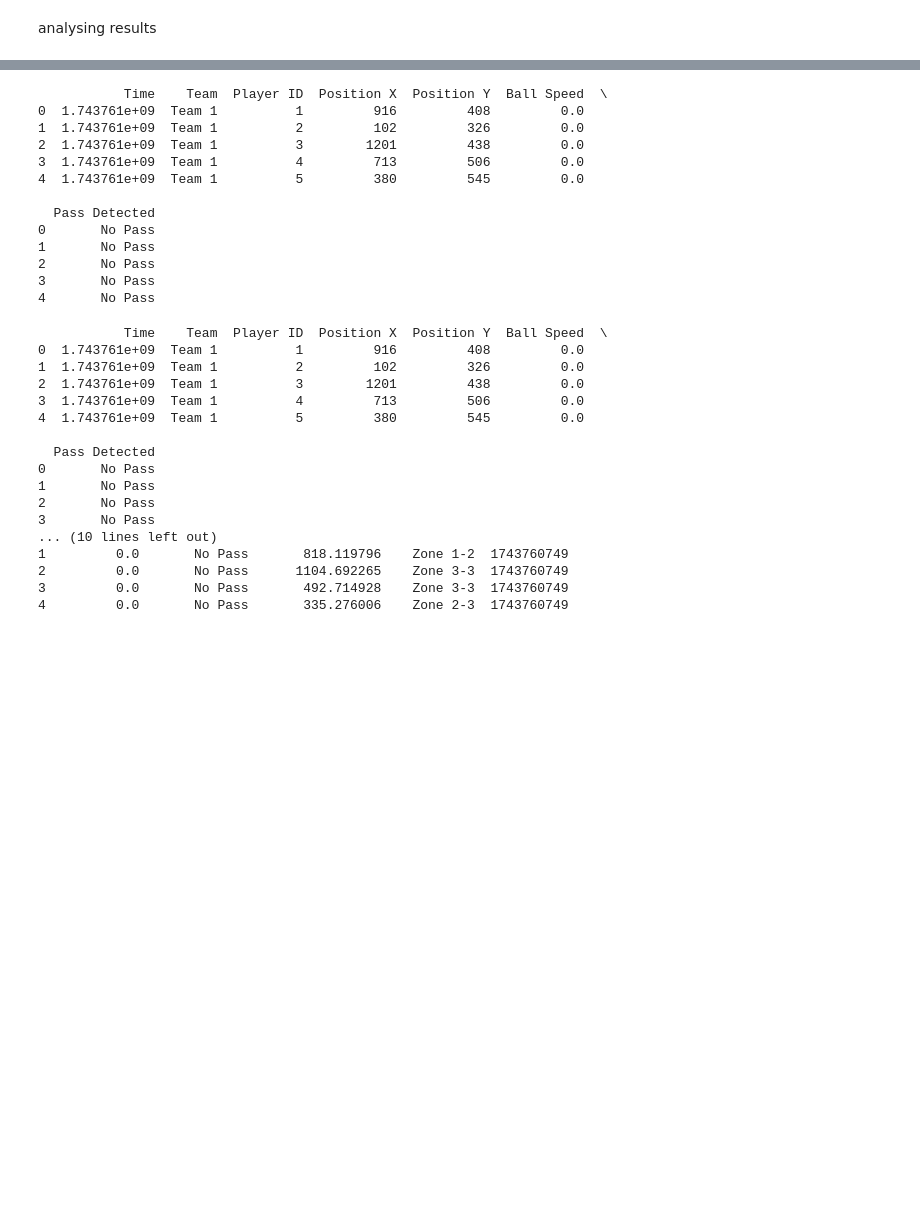
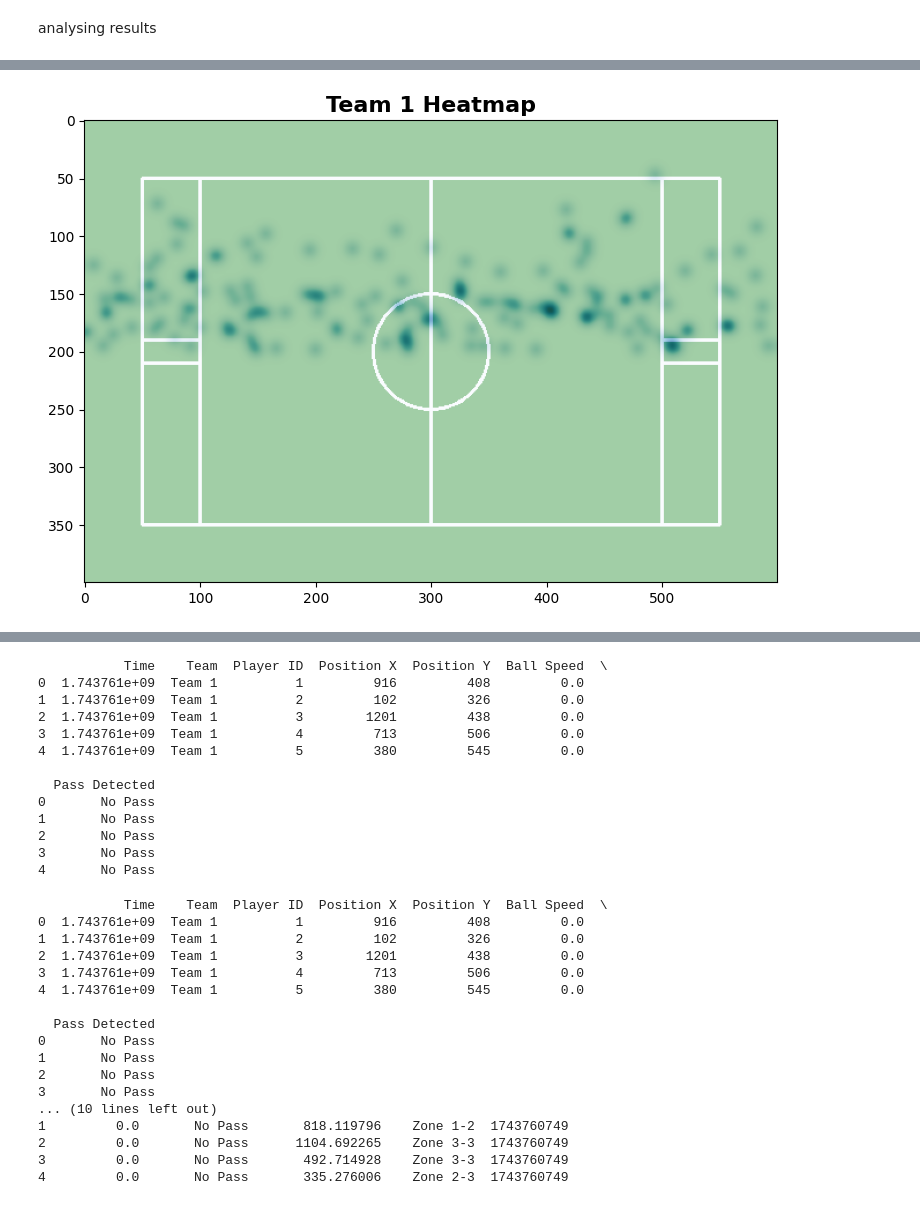
Before and after one commit to ZahraZellazi/TacTicSense_4DS9, a Jupyter notebook: TacticAnalysis.ipynb, the cells around one changed output, grey strips where cells are left out. Saved outputs shown, nothing was run; the diff lists cells and outputs as text; code cells hidden in the pictures; blank space fills up the shorter version.

```diff
--- a/TacticAnalysis.ipynb
+++ b/TacticAnalysis.ipynb
@@ -665,7 +545,6 @@ from ultralytics import YOLO
 
 # Configuration
 FRAME_SKIP = 90  # Process every 6th frame (higher = faster)
-model = YOLO('yolov8n.pt')  # Update model path
 team_colors = {
     "Team 1": (255, 0, 0),    # Blue (BGR)
     "Team 2": (0, 255, 255),  # Yellow (BGR)
@@ -677,13 +556,13 @@ pitch_size = (600, 400)
 tactical_pitch = np.zeros((pitch_size[1], pitch_size[0], 3), dtype=np.uint8)
 tactical_pitch[:] = (34, 139, 34)
 # Draw pitch markings (improve with center circle, goal boxes)
-cv2.rectangle(tactical_pitch, (50, 50), (pitch_size[0]-50, pitch_size[1]-50), (255,255,255), 2)  # Outer rectangle
-cv2.line(tactical_pitch, (pitch_size[0]//2, 50), (pitch_size[0]//2, pitch_size[1]-50), (255,255,255), 2)  # Center line
-cv2.circle(tactical_pitch, (pitch_size[0]//2, pitch_size[1]//2), 50, (255,255,255), 2)  # Center circle
-cv2.line(tactical_pitch, (100, 50), (100, pitch_size[1]-50), (255, 255, 255), 2)  # Left goal box
-cv2.line(tactical_pitch, (pitch_size[0]-100, 50), (pitch_size[0]-100, pitch_size[1]-50), (255, 255, 255), 2)  # Right goal box
-cv2.rectangle(tactical_pitch, (50, pitch_size[1]//2 - 10), (100, pitch_size[1]//2 + 10), (255, 255, 255), 2)  # Left goal
-cv2.rectangle(tactical_pitch, (pitch_size[0]-100, pitch_size[1]//2 - 10), (pitch_size[0]-50, pitch_size[1]//2 + 10), (255, 255, 255), 2)  # Right goal
+cv2.rectangle(tactical_pitch, (50, 50), (pitch_size[0]-50, pitch_size[1]-50), (255,255,255), 2)
+cv2.line(tactical_pitch, (pitch_size[0]//2, 50), (pitch_size[0]//2, pitch_size[1]-50), (255,255,255), 2)
+cv2.circle(tactical_pitch, (pitch_size[0]//2, pitch_size[1]//2), 50, (255,255,255), 2)
+cv2.line(tactical_pitch, (100, 50), (100, pitch_size[1]-50), (255, 255, 255), 2)
+cv2.line(tactical_pitch, (pitch_size[0]-100, 50), (pitch_size[0]-100, pitch_size[1]-50), (255, 255, 255), 2)
+cv2.rectangle(tactical_pitch, (50, pitch_size[1]//2 - 10), (100, pitch_size[1]//2 + 10), (255, 255, 255), 2)
+cv2.rectangle(tactical_pitch, (pitch_size[0]-100, pitch_size[1]//2 - 10), (pitch_size[0]-50, pitch_size[1]//2 + 10), (255, 255, 255), 2)
 
 # Video processing
 cap = cv2.VideoCapture(video_path)  # Update video path
@@ -730,13 +609,11 @@ while True:
 
             elif int(cls) == 32:  # Ball
                 ball_position = center
-                # Convert to tactical coordinates
                 tx = int((center[0]/frame.shape[1]) * pitch_size[0])
                 ty = int((center[1]/frame.shape[0]) * pitch_size[1])
                 ball_trajectory.append((tx, ty))
 
-                # Check if ball crosses goal line (simplified assumption)
-                if center[0] < 50 or center[0] > frame.shape[1] - 50:  # Goal line detection
+                if center[0] < 50 or center[0] > frame.shape[1] - 50:
                     ball_cross_goal_line = True
 
         # Possession calculation
@@ -751,18 +628,18 @@ while True:
             if closest_team:
                 possession[closest_team] += 1
 
-        # Pass detection (for simplicity, pass is detected if the ball moves between two teammates)
+        # Pass detection
         if len(frame_players) > 1 and ball_position:
             for i, (p1, team1) in enumerate(frame_players):
                 for j, (p2, team2) in enumerate(frame_players):
-                    if i != j and team1 == team2:  # Pass between same team players
+                    if i != j and team1 == team2:
                         dist = np.linalg.norm(np.array(p1) - np.array(p2))
-                        if dist < 50:  # Threshold for a pass
+                        if dist < 50:
                             passes[team1] += 1
                             pass_distances.append(dist)
                             event_frames.append((frame, passes.copy(), goals.copy()))
 
-        # Goal detection (simplified version, ball near goal line)
+        # Goal detection
         if ball_cross_goal_line:
             if ball_position[0] < 50:
                 goals["Team 1"] += 1
@@ -773,12 +650,12 @@ while True:
     frame_count += 1
 
 # Select random frames (2 frames)
-random_frames = random.sample(event_frames, 2)  # Randomly select 2 frames
+random_frames = random.sample(event_frames, 2)
 
-# Create subplots: Team 1 on left, Team 2 on right, and analysis plots
-fig, axes = plt.subplots(3, 3, figsize=(24, 18))  # 3 rows, 3 columns
+# Create subplots
+fig, axes = plt.subplots(3, 3, figsize=(24, 18))
 
-# Team 1 and Team 2 Details
+# Team 1
 ax1 = axes[0, 0]
 ax1.imshow(cv2.cvtColor(random_frames[0][0], cv2.COLOR_BGR2RGB))
 ax1.axis('off')
@@ -786,15 +663,29 @@ ax1.text(10, 40, f"Goals Team 1: {goals['Team 1']}", fontsize=14, color='blue',
          backgroundcolor='white', weight='bold')
 ax1.set_title("Team 1", fontsize=16, weight='bold')
 
+# Team 2
 ax2 = axes[0, 1]
 ax2.imshow(cv2.cvtColor(random_frames[1][0], cv2.COLOR_BGR2RGB))
 ax2.axis('off')
-
 ax2.text(10, 40, f"Goals Team 2: {goals['Team 2']}", fontsize=14, color='red',
          backgroundcolor='white', weight='bold')
 ax2.set_title("Team 2", fontsize=16, weight='bold')
 
-# Pie chart for pass percentage with improved styling
+# ✅ Pie chart for possession percentage (NEW)
+ax_possession = axes[0, 2]
+total_possession = possession['Team 1'] + possession['Team 2']
+possession_percentage = {
+    "Team 1": (possession['Team 1'] / total_possession) * 100 if total_possession > 0 else 0,
+    "Team 2": (possession['Team 2'] / total_possession) * 100 if total_possession > 0 else 0
+}
+labels_possession = possession_percentage.keys()
+sizes_possession = possession_percentage.values()
+colors_possession = ['blue', 'yellow']
+ax_possession.pie(sizes_possession, labels=labels_possession, colors=colors_possession, autopct='%1.1f%%',
+                  startangle=90, wedgeprops={'edgecolor': 'black'}, textprops={'fontsize': 12})
+ax_possession.set_title("Ball Possession by Team", fontsize=16, weight='bold')
+
+# Pie chart for pass percentage
 ax3 = axes[1, 0]
 total_passes = passes['Team 1'] + passes['Team 2']
 pass_percentage = {
@@ -824,9 +715,8 @@ ax5.boxplot([team_2_positions[:, 0], team_2_positions[:, 1]], vert=False, patch_
 ax5.set_yticklabels(['X Positions', 'Y Positions'])
 ax5.set_title("Team 2 Player Position Distribution", fontsize=16, weight='bold')
 
-# Diagram for ball trajectory and player positions
+# Ball trajectory
 ax6 = axes[2, 0]
-# Plot ball trajectory (line plot) on tactical pitch
 ball_trajectory_arr = np.array(ball_trajectory)
 ax6.imshow(tactical_pitch)
 ax6.plot(ball_trajectory_arr[:, 0], ball_trajectory_arr[:, 1], color='red', label='Ball Trajectory', linewidth=2)
@@ -835,14 +725,14 @@ for (player, team) in frame_players:
 ax6.set_title("Ball Trajectory ", fontsize=16, weight='bold')
 ax6.legend(loc='upper left')
 
-# Histogram for pass distances
+# Histogram of pass distances
 ax7 = axes[2, 1]
 ax7.hist(pass_distances, bins=10, color='blue', alpha=0.7)
 ax7.set_title("Histogram of Pass Distances", fontsize=16, weight='bold')
 ax7.set_xlabel("Distance", fontsize=12)
 ax7.set_ylabel("Frequency", fontsize=12)
 
-# Scatter plot for player passes (Team 1 vs Team 2)
+# Scatter plot for player positions
 ax8 = axes[2, 2]
 team_1_passes = np.array(player_positions["Team 1"])
 team_2_passes = np.array(player_positions["Team 2"])
@@ -851,6 +741,45 @@ ax8.scatter(team_2_passes[:, 0], team_2_passes[:, 1], color='red', label='Team 2
 ax8.set_title("Player Positions and Passes (Scatter)", fontsize=16, weight='bold')
 ax8.legend(loc='upper right')
 
+# Create a separate plot for Team Heatmaps
+fig, ax = plt.subplots(figsize=(10, 6))  # Separate figure for team heatmaps
+
+# Initialize heatmaps for both teams
+heatmap_team1 = np.zeros((pitch_size[1], pitch_size[0]), dtype=np.float32)
+heatmap_team2 = np.zeros((pitch_size[1], pitch_size[0]), dtype=np.float32)
+
+# Populate heatmaps from player positions
+for team_name, color, heatmap in [("Team 1", "cyan", heatmap_team1), ("Team 2", "red", heatmap_team2)]:
+    for pos in player_positions[team_name]:
+        x = int((pos[0] / frame.shape[1]) * pitch_size[0])
+        y = int((pos[1] / frame.shape[0]) * pitch_size[1])
+        if 0 <= x < pitch_size[0] and 0 <= y < pitch_size[1]:
+            heatmap[y, x] += 1
+
+# Apply Gaussian blur to smooth the heatmaps
+heatmap_team1 = cv2.GaussianBlur(heatmap_team1, (31, 31), 0)
+heatmap_team2 = cv2.GaussianBlur(heatmap_team2, (31, 31), 0)
+
+# Normalize the heatmaps
+if heatmap_team1.max() > 0:
+    heatmap_team1 = heatmap_team1 / heatmap_team1.max()
+if heatmap_team2.max() > 0:
+    heatmap_team2 = heatmap_team2 / heatmap_team2.max()
+
+# Plot Team 1 heatmap with dark blue colors (using 'Blues' colormap)
+ax.imshow(tactical_pitch)
+ax.imshow(heatmap_team1, cmap='Blues', alpha=0.6)  # Dark Blue for Team 1
+ax.set_title("Team 1 Heatmap", fontsize=16, weight='bold')
+
+# Plot Team 2 heatmap with dark orange colors (using 'Oranges' colormap)
+fig, ax = plt.subplots(figsize=(10, 6))  # New plot for Team 2 Heatmap
+ax.imshow(tactical_pitch)
+ax.imshow(heatmap_team2, cmap='Oranges', alpha=0.6)  # Dark Orange for Team 2
+ax.set_title("Team 2 Heatmap", fontsize=16, weight='bold')
+
+# Show the heatmaps separately
+plt.show()
+
 plt.tight_layout()
 plt.show()
 # %% [output]
@@ -874,0 +804 @@ Speed: 3.8ms preprocess, 289.5ms inference, 1.8ms postprocess per image at shape
+[figure, added]
```
Also changed, not shown: parts of 9 cells of this notebook, 1 other file.
